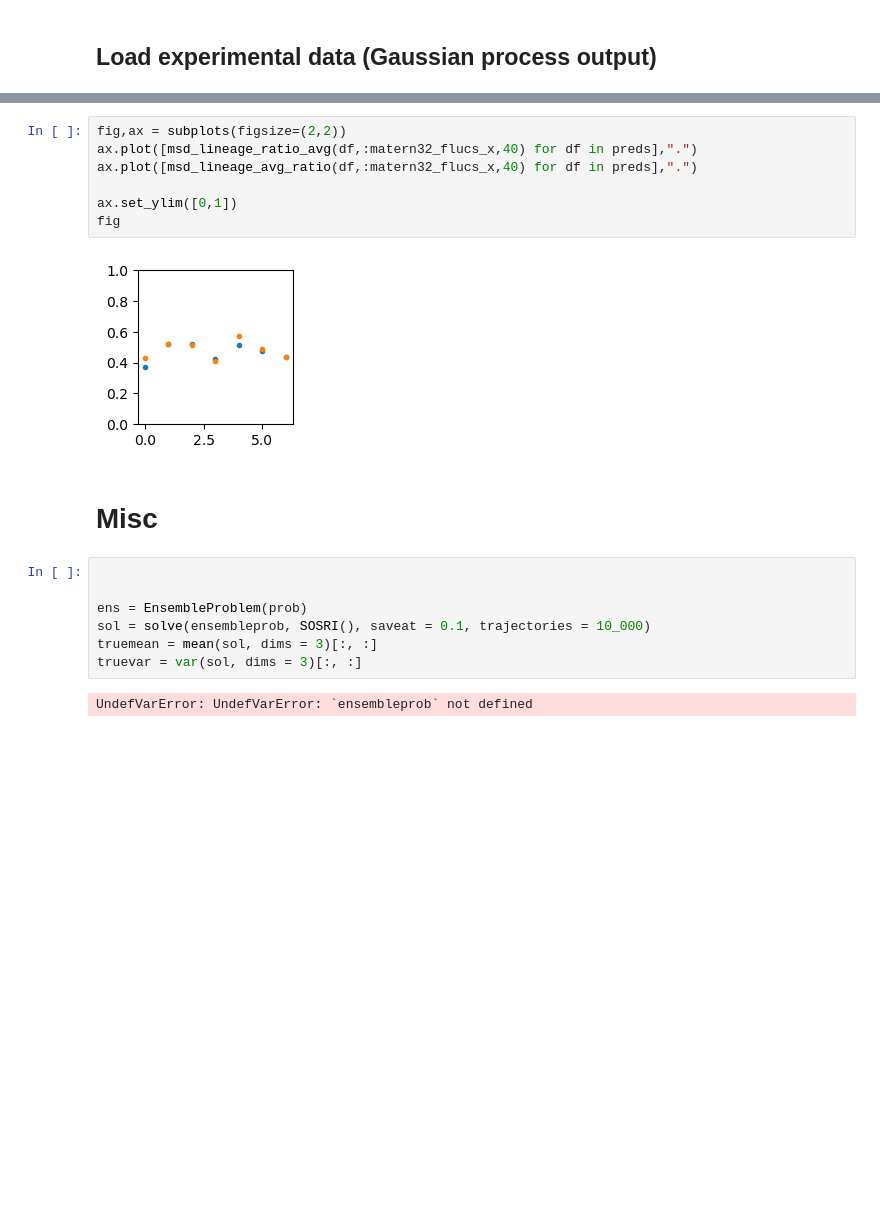
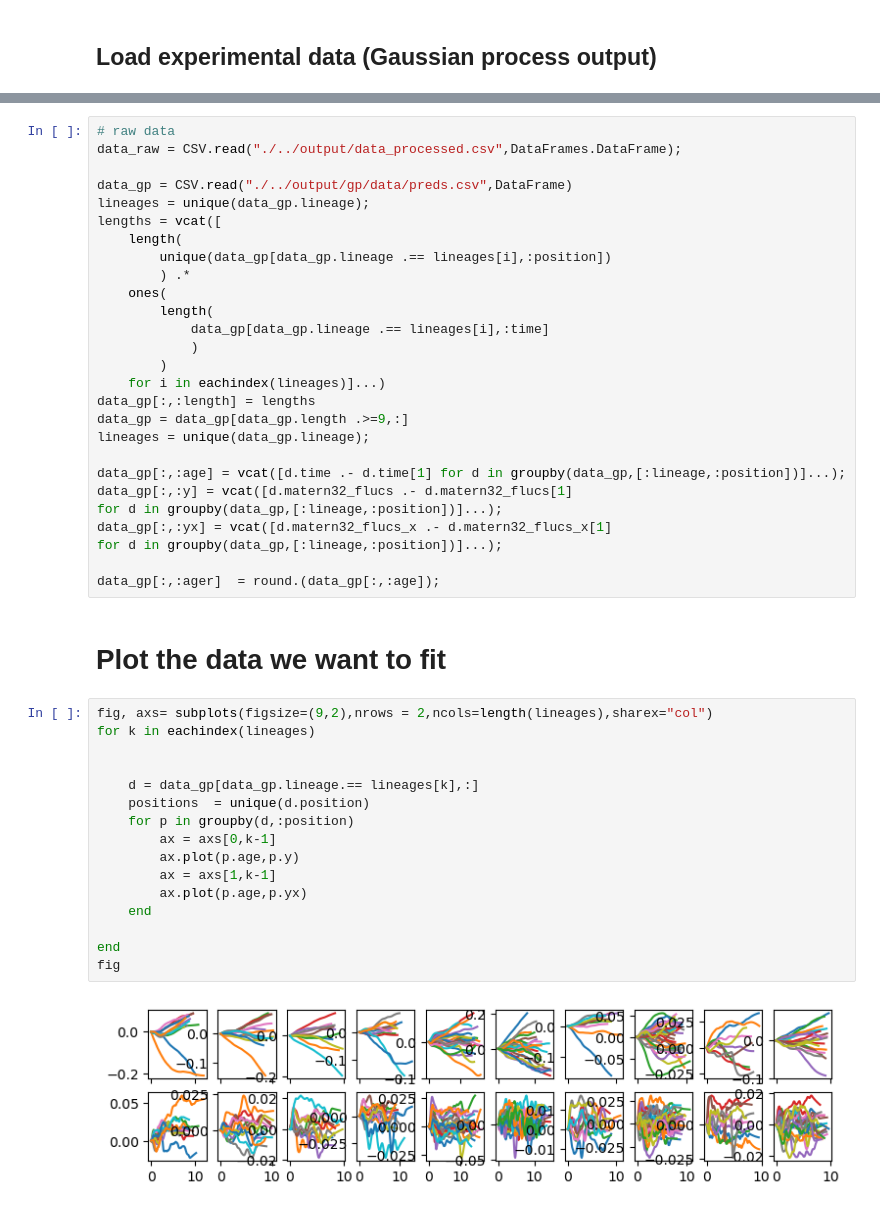
Before and after one commit to elevien/L1210, a Jupyter notebook: notebooks/fitting.ipynb, the cells around one changed output, grey strips where cells are left out. Drawn from its saved outputs; the diff is of its cells as text; blank space fills up the shorter version.

```diff
--- a/notebooks/fitting.ipynb
+++ b/notebooks/fitting.ipynb
@@ -219,20 +16,47 @@ fig
-# %%
-fig,ax = subplots(figsize=(2,2))
-ax.plot([msd_lineage_ratio_avg(df,:matern32_flucs_x,40) for df in preds],".")
-ax.plot([msd_lineage_avg_ratio(df,:matern32_flucs_x,40) for df in preds],".")
-
-ax.set_ylim([0,1])
-fig
-# %% [output]
-[figure, removed]
-# %% [markdown]
-# Misc
-# %%
-
-
-ens = EnsembleProblem(prob)
-sol = solve(ensembleprob, SOSRI(), saveat = 0.1, trajectories = 10_000)
-truemean = mean(sol, dims = 3)[:, :]
-truevar = var(sol, dims = 3)[:, :]
-# %% [output]
-UndefVarError: UndefVarError: `ensembleprob` not defined
+# %%
+# raw data
+data_raw = CSV.read("./../output/data_processed.csv",DataFrames.DataFrame);
+
+data_gp = CSV.read("./../output/gp/data/preds.csv",DataFrame)
+lineages = unique(data_gp.lineage);
+lengths = vcat([
+    length(
+        unique(data_gp[data_gp.lineage .== lineages[i],:position])
+        ) .*
+    ones(
+        length(
+            data_gp[data_gp.lineage .== lineages[i],:time]
+            )
+        )
+    for i in eachindex(lineages)]...)
+data_gp[:,:length] = lengths
+data_gp = data_gp[data_gp.length .>=9,:]
+lineages = unique(data_gp.lineage);
+
+data_gp[:,:age] = vcat([d.time .- d.time[1] for d in groupby(data_gp,[:lineage,:position])]...);
+data_gp[:,:y] = vcat([d.matern32_flucs .- d.matern32_flucs[1]
+for d in groupby(data_gp,[:lineage,:position])]...);
+data_gp[:,:yx] = vcat([d.matern32_flucs_x .- d.matern32_flucs_x[1]
+for d in groupby(data_gp,[:lineage,:position])]...);
+
+data_gp[:,:ager]  = round.(data_gp[:,:age]);
+# %% [markdown]
+# Plot the data we want to fit
+# %%
+fig, axs= subplots(figsize=(9,2),nrows = 2,ncols=length(lineages),sharex="col")
+for k in eachindex(lineages)
+
+
+    d = data_gp[data_gp.lineage.== lineages[k],:]
+    positions  = unique(d.position)
+    for p in groupby(d,:position)
+        ax = axs[0,k-1]
+        ax.plot(p.age,p.y)
+        ax = axs[1,k-1]
+        ax.plot(p.age,p.yx)
+    end
+
+end
+fig
+# %% [output]
+[figure, added]
```
Also changed, not shown: parts of 26 cells of this notebook, 33 other files.
